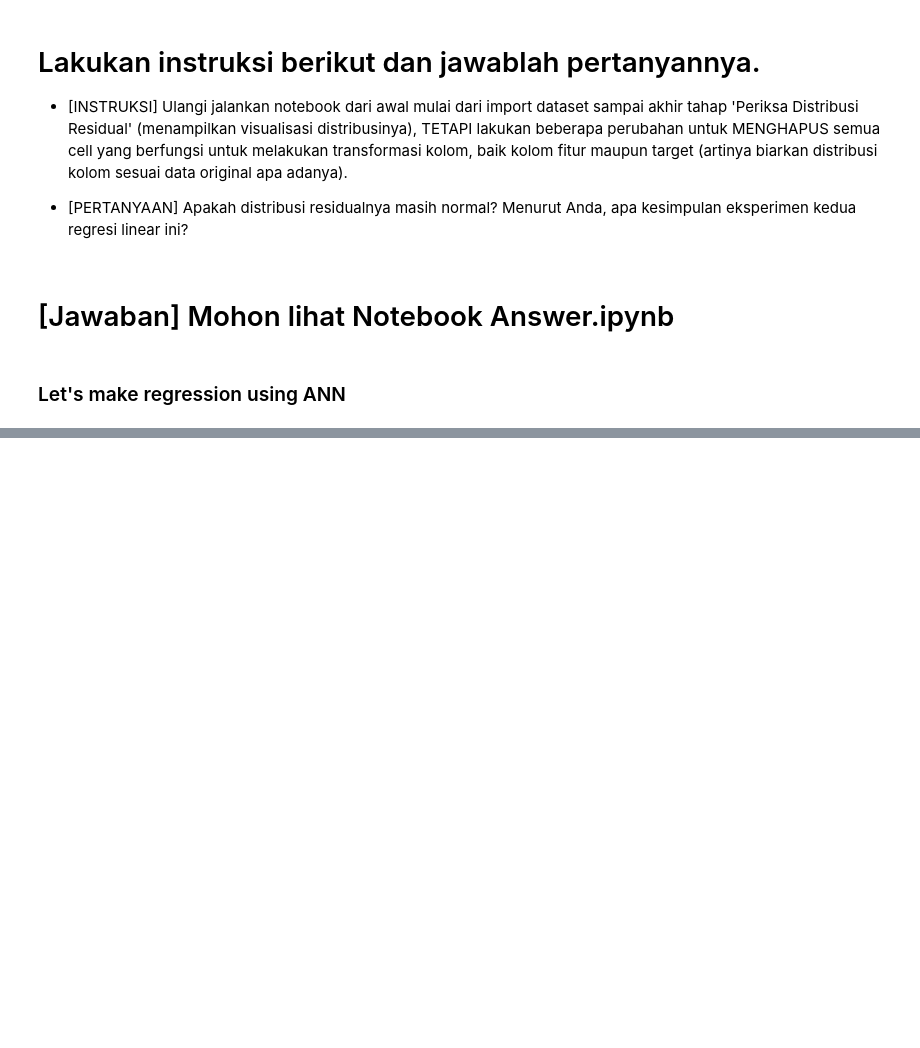
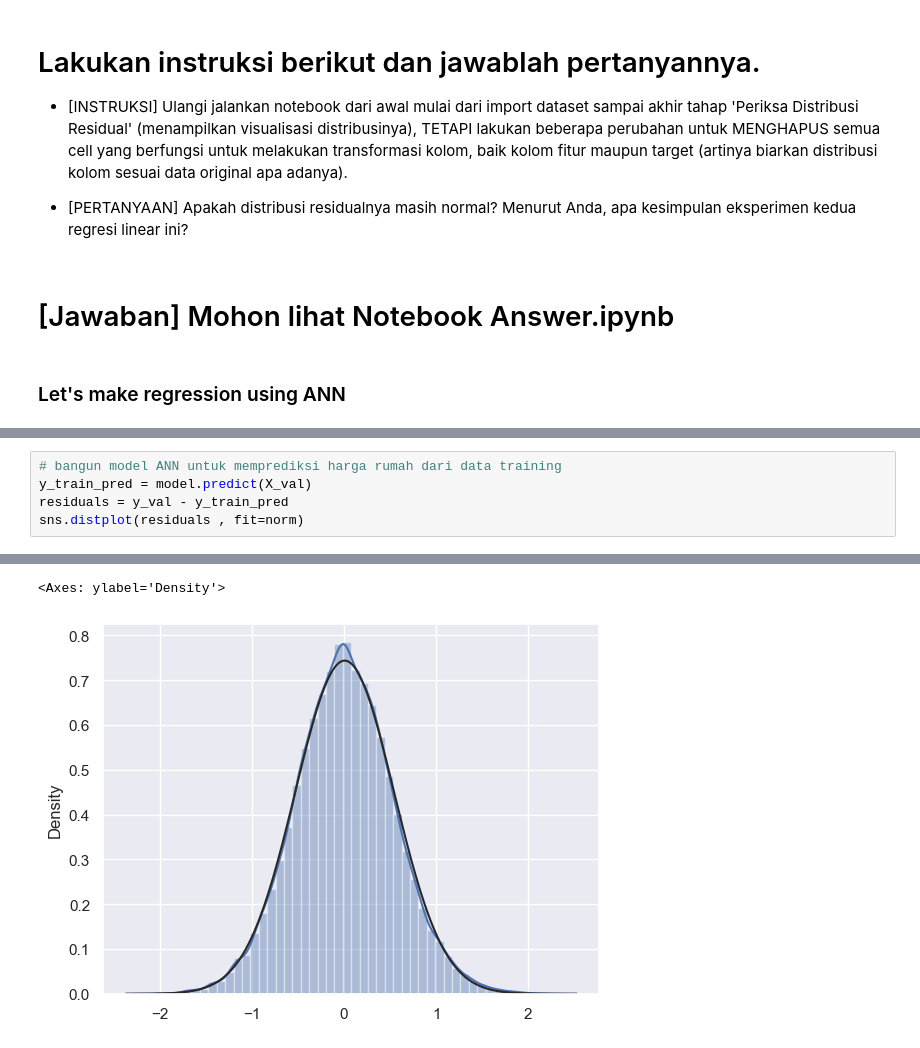
Before and after one commit to Radityofajar/DS40-HousePricing, a Jupyter notebook: DS40_Project3.ipynb, the cells around one changed output, grey strips where cells are left out. Saved outputs shown, nothing was run; the diff lists cells and outputs as text; blank space fills up the shorter version.

```diff
--- a/DS40_Project3.ipynb
+++ b/DS40_Project3.ipynb
@@ -1001,0 +1041,6 @@ sns.distplot(residuals , fit=norm)
+# %%
+# bangun model ANN untuk memprediksi harga rumah dari data training
+y_train_pred = model.predict(X_val)
+residuals = y_val - y_train_pred
+sns.distplot(residuals , fit=norm)
+# %% [output]
@@ -1001,0 +1048,2 @@ sns.distplot(residuals , fit=norm)
+<Axes: ylabel='Density'>
+[figure, added]
```
Also changed, not shown: parts of 12 cells of this notebook.
